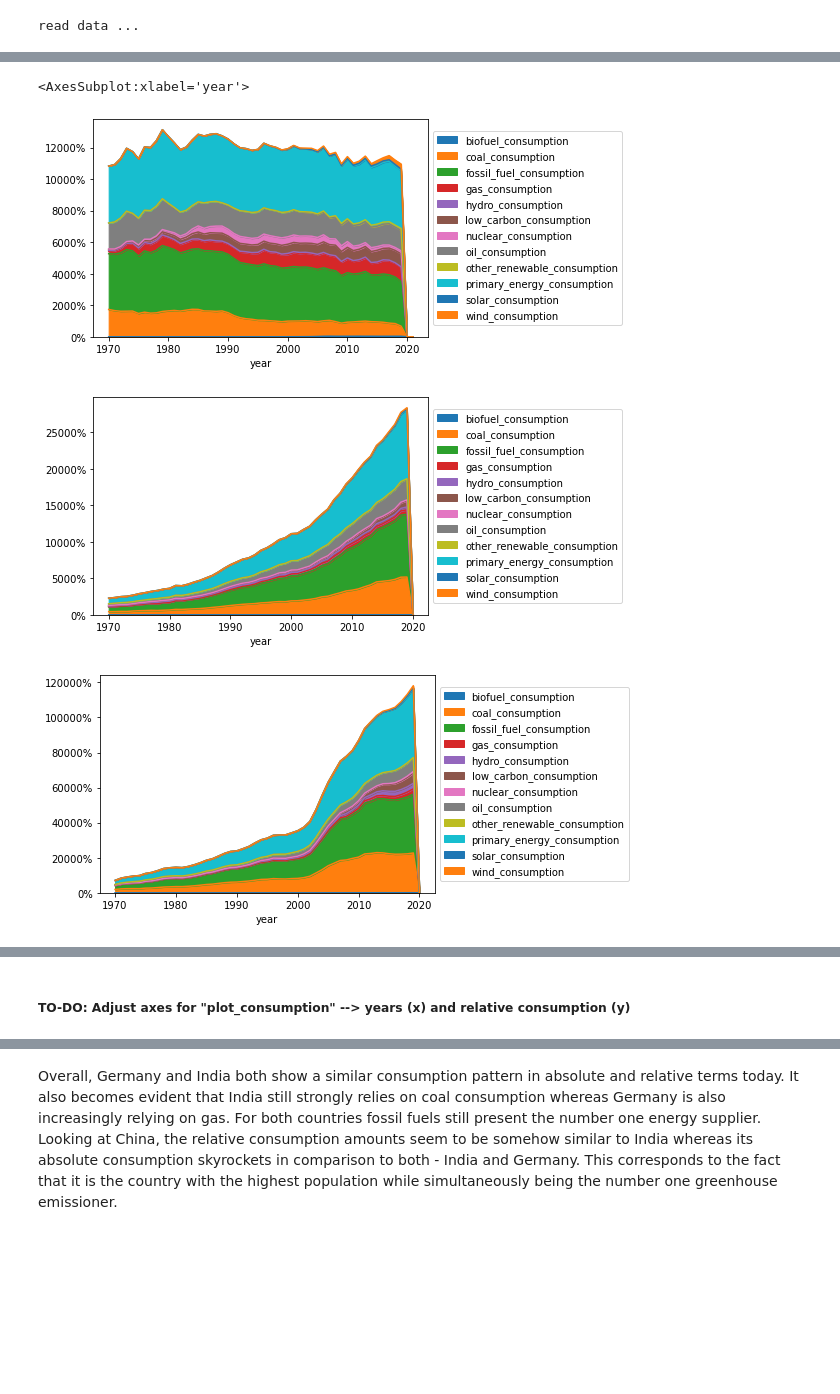
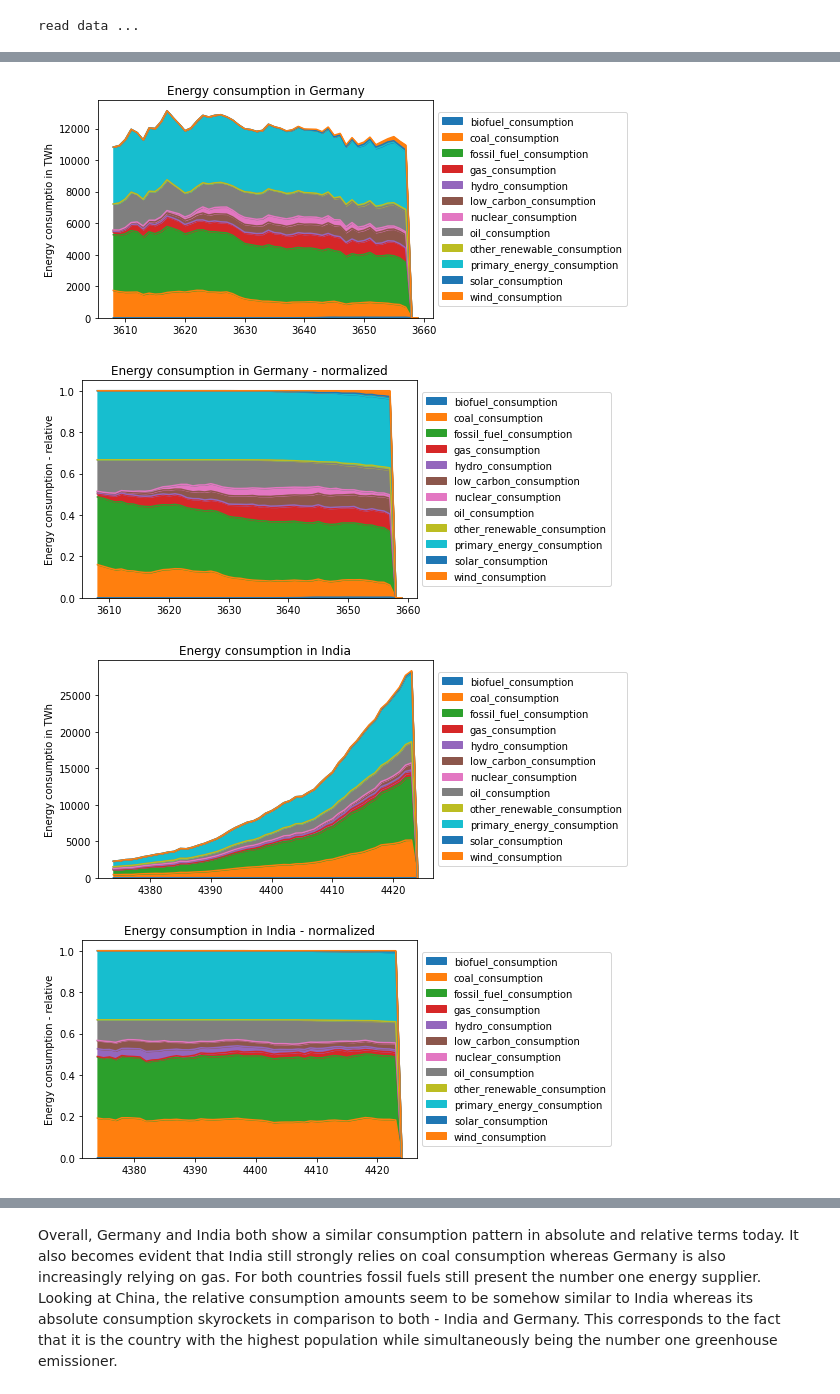
Before and after one commit to NMCharalampos/Group_09, a Jupyter notebook: Showcase Notebook Energy Consumption.ipynb, the cells around one changed output, grey strips where cells are left out. Drawn from its saved outputs; the diff is of its cells as text; code cells hidden in the pictures; blank space fills up the shorter version.

```diff
--- a/Showcase Notebook Energy Consumption.ipynb
+++ b/Showcase Notebook Energy Consumption.ipynb
@@ -15,7 +2,6 @@ DIRECTORY = os.path.join('downloads', 'Consumption.csv')
 import data_handler as dh
 
 item = dh.DataHandler()
-item.load_data()
 # %% [output]
 read data ...
 # %%
@@ -31,9 +15,12 @@ The three plots clearly show, that the overall word’s energy consumption as we
 # %%
 item.plot_consumption("Germany")
+item.plot_consumption("Germany", True)
 item.plot_consumption("India")
+item.plot_consumption("India", True)
 item.plot_consumption("China")
+item.plot_consumption("China", True)
 # %% [output]
-<AxesSubplot:xlabel='year'>
-[figure, old version]
+[figure, new version]
-[figure, old version]
+[figure, new version]
-[figure, old version]
+[figure, new version]
+[figure, added]
@@ -40,3 +29 @@ item.plot_consumption("China")
-# %% [markdown]
-##### TO-DO: Adjust axes for "plot_consumption" --> years (x) and relative consumption (y)
 # %% [markdown]
```
Also changed, not shown: parts of 8 cells of this notebook.
